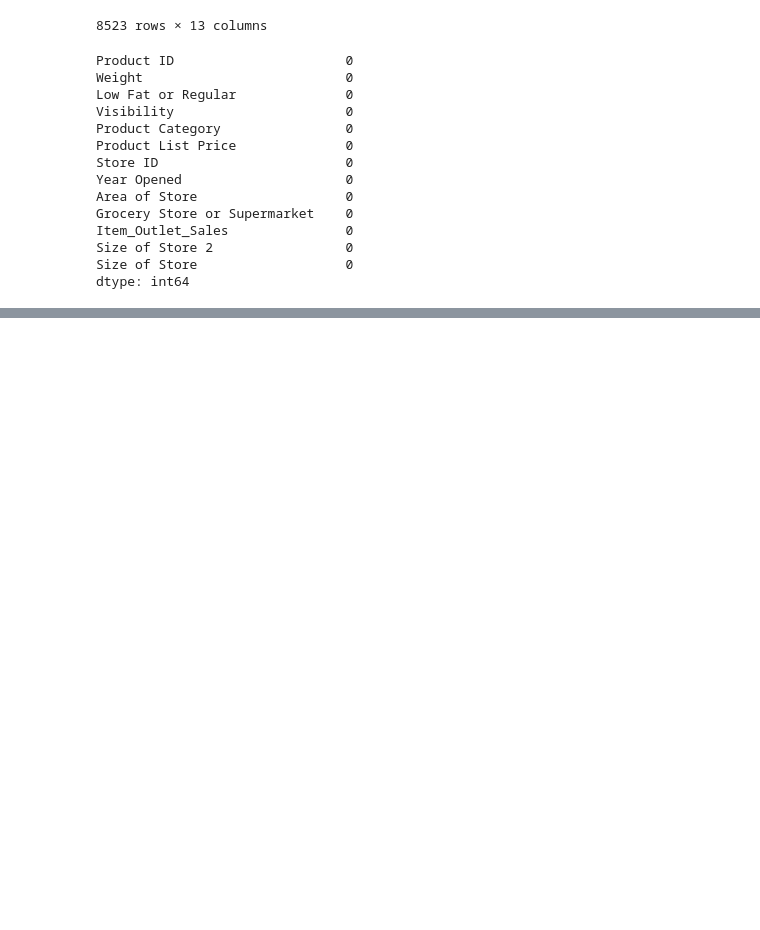
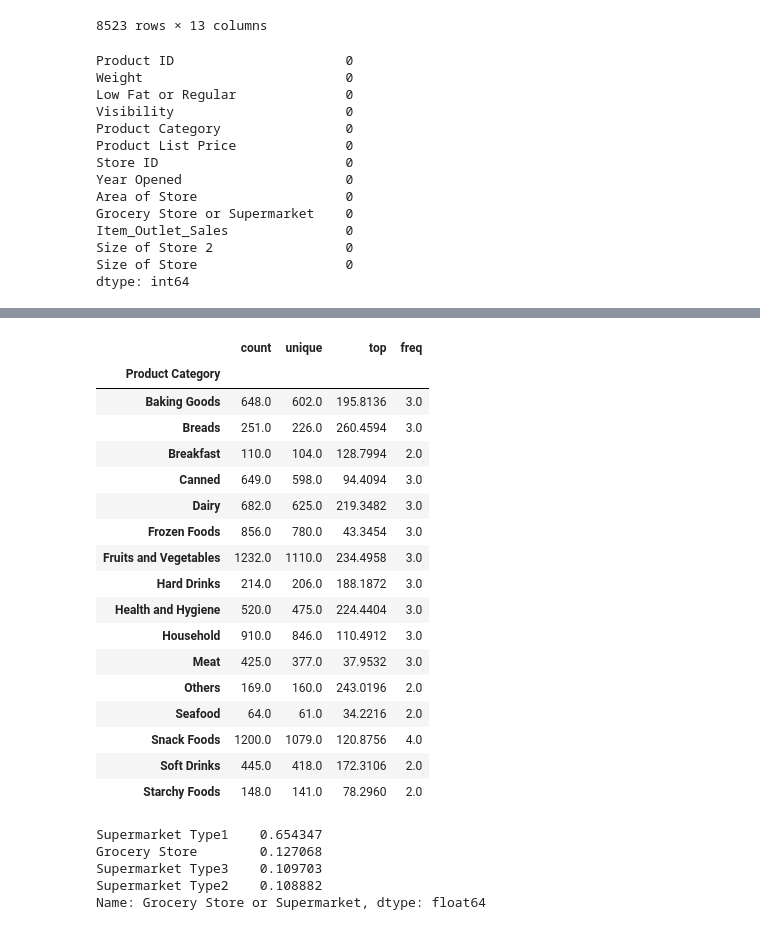
Before and after one commit to cmbote/Sales_Predictions, a Jupyter notebook: Sales_Prediction Missing Data.ipynb, the cells around one changed output, grey strips where cells are left out. Saved outputs shown, nothing was run; the diff lists cells and outputs as text; code cells hidden in the pictures; blank space fills up the shorter version.

```diff
--- a/Sales_Prediction Missing Data.ipynb
+++ b/Sales_Prediction Missing Data.ipynb
@@ -228,0 +266,29 @@ df1.describe(include='all')
+# %%
+df1.groupby('Product Category')['Product List Price'].describe()
+# %% [output]
+|  | count | unique | top | freq |
+| Product Category |  |  |  |  |
+| Baking Goods | 648.0 | 602.0 | 195.8136 | 3.0 |
+| Breads | 251.0 | 226.0 | 260.4594 | 3.0 |
+| Breakfast | 110.0 | 104.0 | 128.7994 | 2.0 |
+| Canned | 649.0 | 598.0 | 94.4094 | 3.0 |
+| Dairy | 682.0 | 625.0 | 219.3482 | 3.0 |
+| Frozen Foods | 856.0 | 780.0 | 43.3454 | 3.0 |
+| Fruits and Vegetables | 1232.0 | 1110.0 | 234.4958 | 3.0 |
+| Hard Drinks | 214.0 | 206.0 | 188.1872 | 3.0 |
+| Health and Hygiene | 520.0 | 475.0 | 224.4404 | 3.0 |
+| Household | 910.0 | 846.0 | 110.4912 | 3.0 |
+| Meat | 425.0 | 377.0 | 37.9532 | 3.0 |
+| Others | 169.0 | 160.0 | 243.0196 | 2.0 |
+| Seafood | 64.0 | 61.0 | 34.2216 | 2.0 |
+| Snack Foods | 1200.0 | 1079.0 | 120.8756 | 4.0 |
+| Soft Drinks | 445.0 | 418.0 | 172.3106 | 2.0 |
+| Starchy Foods | 148.0 | 141.0 | 78.2960 | 2.0 |
+# %%
+df1['Grocery Store or Supermarket'].value_counts(normalize=True)
+# %% [output]
+Supermarket Type1    0.654347
+Grocery Store        0.127068
+Supermarket Type3    0.109703
+Supermarket Type2    0.108882
+Name: Grocery Store or Supermarket, dtype: float64
```
Also changed, not shown: parts of 3 cells of this notebook.
